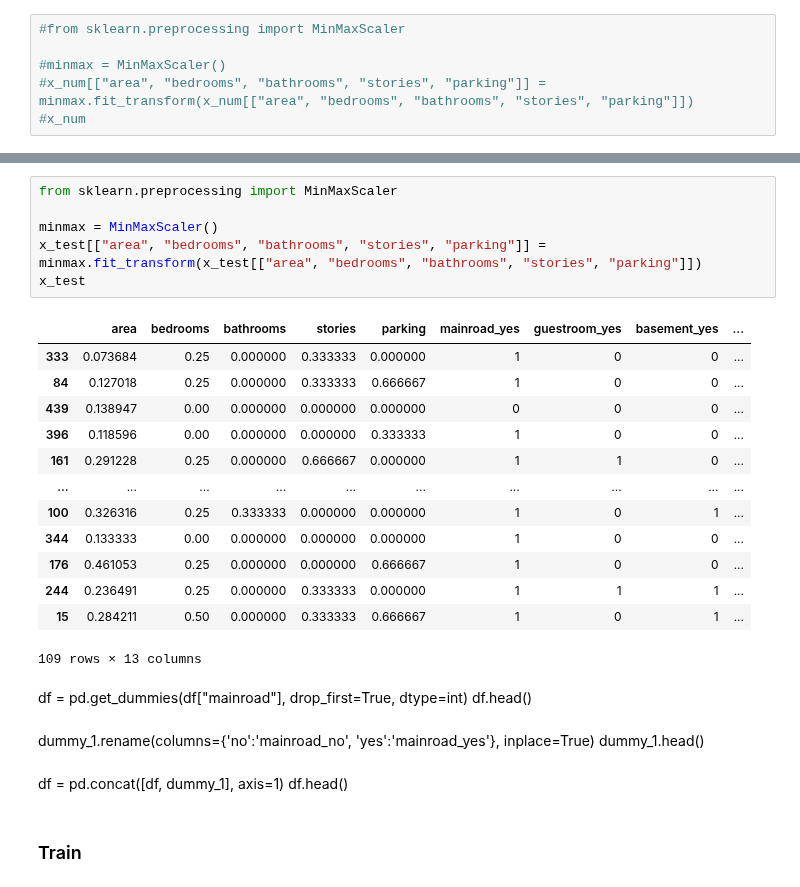
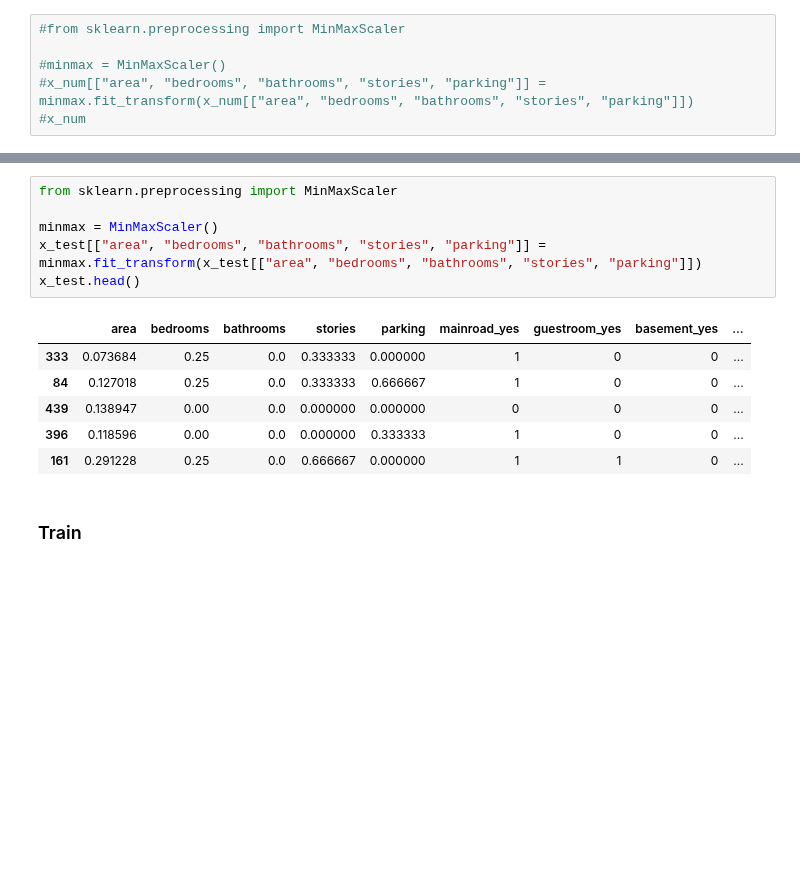
Before and after one commit to ArpapatC/DADS_6003, a Jupyter notebook: ML_6610422033.ipynb, the cells around one changed output, grey strips where cells are left out. Cells and saved outputs as stored; diff of their text form; blank space fills up the shorter version.

```diff
--- a/ML_6610422033.ipynb
+++ b/ML_6610422033.ipynb
@@ -287,32 +298,16 @@ x_train
 # %%
 from sklearn.preprocessing import MinMaxScaler
 
 minmax = MinMaxScaler()
 x_test[["area", "bedrooms", "bathrooms", "stories", "parking"]] = minmax.fit_transform(x_test[["area", "bedrooms", "bathrooms", "stories", "parking"]])
-x_test
+x_test.head()
 # %% [output]
 |  | area | bedrooms | bathrooms | stories | parking | mainroad_yes | guestroom_yes | basement_yes | ... |
-| 333 | 0.073684 | 0.25 | 0.000000 | 0.333333 | 0.000000 | 1 | 0 | 0 | ... |
-| 84 | 0.127018 | 0.25 | 0.000000 | 0.333333 | 0.666667 | 1 | 0 | 0 | ... |
-| 439 | 0.138947 | 0.00 | 0.000000 | 0.000000 | 0.000000 | 0 | 0 | 0 | ... |
-| 396 | 0.118596 | 0.00 | 0.000000 | 0.000000 | 0.333333 | 1 | 0 | 0 | ... |
-| 161 | 0.291228 | 0.25 | 0.000000 | 0.666667 | 0.000000 | 1 | 1 | 0 | ... |
-| ... | ... | ... | ... | ... | ... | ... | ... | ... | ... |
-| 100 | 0.326316 | 0.25 | 0.333333 | 0.000000 | 0.000000 | 1 | 0 | 1 | ... |
-| 344 | 0.133333 | 0.00 | 0.000000 | 0.000000 | 0.000000 | 1 | 0 | 0 | ... |
-| 176 | 0.461053 | 0.25 | 0.000000 | 0.000000 | 0.666667 | 1 | 0 | 0 | ... |
-| 244 | 0.236491 | 0.25 | 0.000000 | 0.333333 | 0.000000 | 1 | 1 | 1 | ... |
-| 15 | 0.284211 | 0.50 | 0.000000 | 0.333333 | 0.666667 | 1 | 0 | 1 | ... |
+| 333 | 0.073684 | 0.25 | 0.0 | 0.333333 | 0.000000 | 1 | 0 | 0 | ... |
+| 84 | 0.127018 | 0.25 | 0.0 | 0.333333 | 0.666667 | 1 | 0 | 0 | ... |
+| 439 | 0.138947 | 0.00 | 0.0 | 0.000000 | 0.000000 | 0 | 0 | 0 | ... |
+| 396 | 0.118596 | 0.00 | 0.0 | 0.000000 | 0.333333 | 1 | 0 | 0 | ... |
+| 161 | 0.291228 | 0.25 | 0.0 | 0.666667 | 0.000000 | 1 | 1 | 0 | ... |
-109 rows × 13 columns
-# %% [markdown]
-df = pd.get_dummies(df["mainroad"], drop_first=True, dtype=int)
-df.head()
-# %% [markdown]
-dummy_1.rename(columns={'no':'mainroad_no', 'yes':'mainroad_yes'}, inplace=True)
-dummy_1.head()
-# %% [markdown]
-df = pd.concat([df, dummy_1], axis=1)
-df.head()
 # %% [markdown]
 ### Train
 # %%
```
Also changed, not shown: parts of 33 cells of this notebook.
